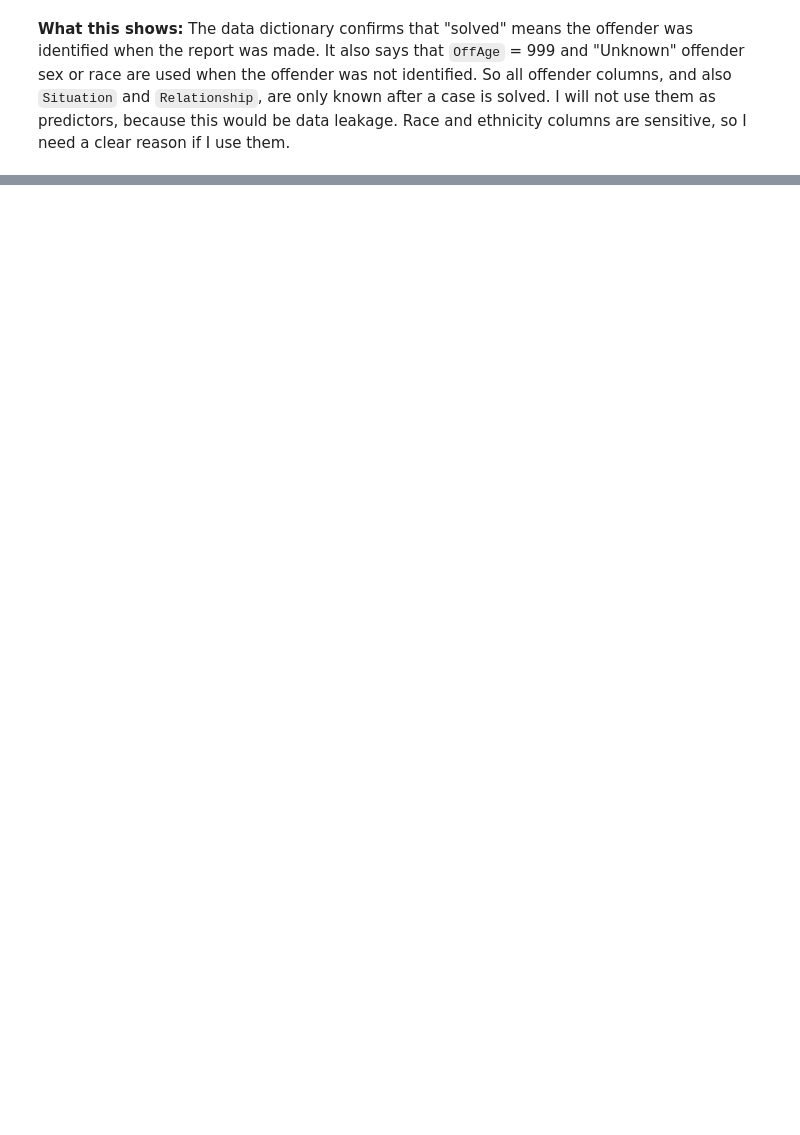
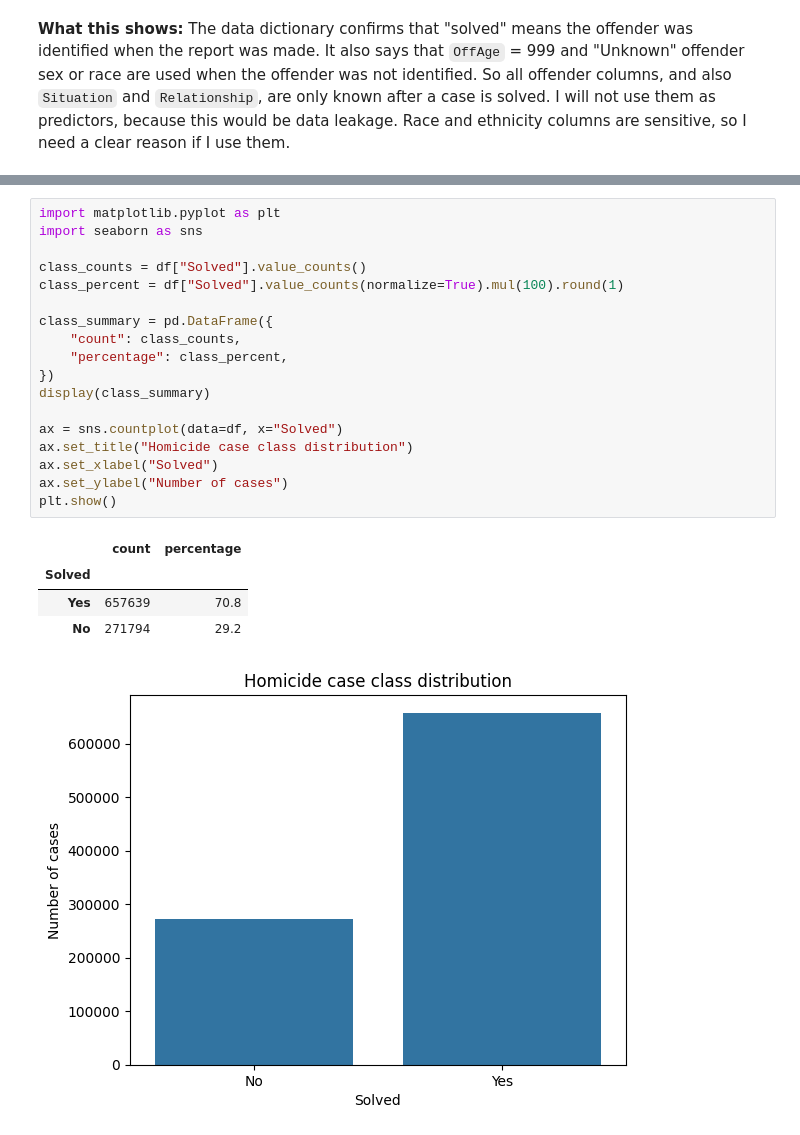
Before and after one commit to Anastasiia-hub0/unsolved-homicides-analysis, a Jupyter notebook: unsolved_homicides_analysis.ipynb, the cells around one changed output, grey strips where cells are left out. Saved outputs shown, nothing was run; the diff lists cells and outputs as text; blank space fills up the shorter version.

Commit message:
Add class balance and homicide types

```diff
--- a/unsolved_homicides_analysis.ipynb
+++ b/unsolved_homicides_analysis.ipynb
@@ -221,0 +227,24 @@ Source: MAP Data Dictionary for the amplified Supplementary Homicide Report (`MA
+# %%
+import matplotlib.pyplot as plt
+import seaborn as sns
+
+class_counts = df["Solved"].value_counts()
+class_percent = df["Solved"].value_counts(normalize=True).mul(100).round(1)
+
+class_summary = pd.DataFrame({
+    "count": class_counts,
+    "percentage": class_percent,
+})
+display(class_summary)
+
+ax = sns.countplot(data=df, x="Solved")
+ax.set_title("Homicide case class distribution")
+ax.set_xlabel("Solved")
+ax.set_ylabel("Number of cases")
+plt.show()
+# %% [output]
+|  | count | percentage |
+| Solved |  |  |
+| Yes | 657639 | 70.8 |
+| No | 271794 | 29.2 |
+[figure, added]
```
Also changed, not shown: parts of 7 cells of this notebook.
